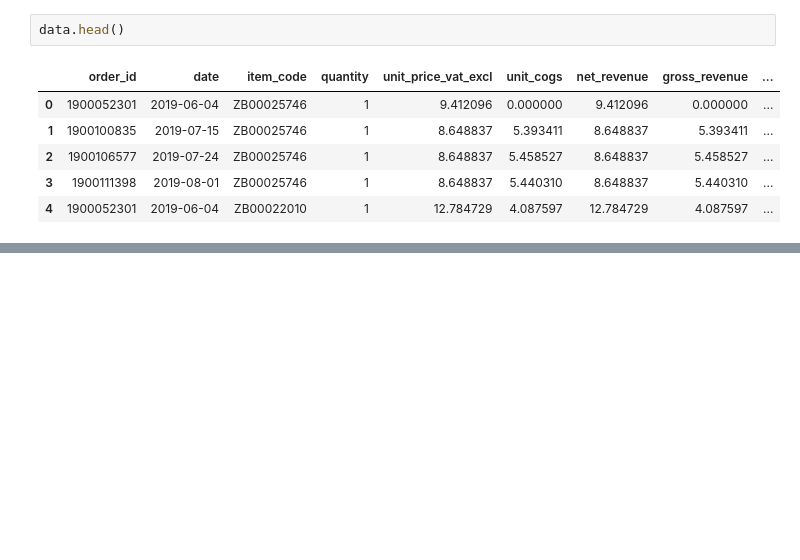
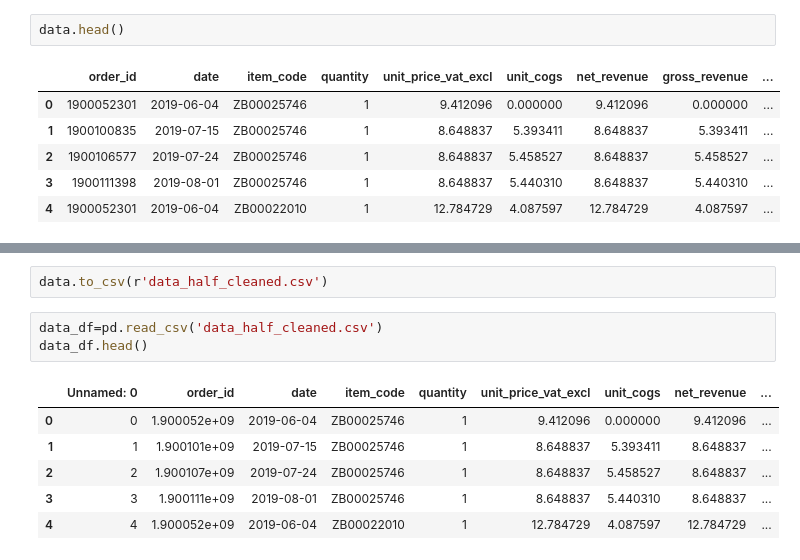
Before and after one commit to ZabihBuda/Lighthouse-labs-Final-Project, a Jupyter notebook: Final-Project-EDA.ipynb, the cells around one changed output, grey strips where cells are left out. Saved outputs shown, nothing was run; the diff lists cells and outputs as text; blank space fills up the shorter version.

```diff
--- a/Final-Project-EDA.ipynb
+++ b/Final-Project-EDA.ipynb
@@ -363,0 +366,12 @@ data.groupby(by=['order_id']).sum()
+# %%
+data.to_csv(r'data_half_cleaned.csv')
+# %%
+data_df=pd.read_csv('data_half_cleaned.csv')
+data_df.head()
+# %% [output]
+|  | Unnamed: 0 | order_id | date | item_code | quantity | unit_price_vat_excl | unit_cogs | net_revenue | ... |
+| 0 | 0 | 1.900052e+09 | 2019-06-04 | ZB00025746 | 1 | 9.412096 | 0.000000 | 9.412096 | ... |
+| 1 | 1 | 1.900101e+09 | 2019-07-15 | ZB00025746 | 1 | 8.648837 | 5.393411 | 8.648837 | ... |
+| 2 | 2 | 1.900107e+09 | 2019-07-24 | ZB00025746 | 1 | 8.648837 | 5.458527 | 8.648837 | ... |
+| 3 | 3 | 1.900111e+09 | 2019-08-01 | ZB00025746 | 1 | 8.648837 | 5.440310 | 8.648837 | ... |
+| 4 | 4 | 1.900052e+09 | 2019-06-04 | ZB00022010 | 1 | 12.784729 | 4.087597 | 12.784729 | ... |
```
Also changed, not shown: parts of 15 cells of this notebook, 1 other file.
